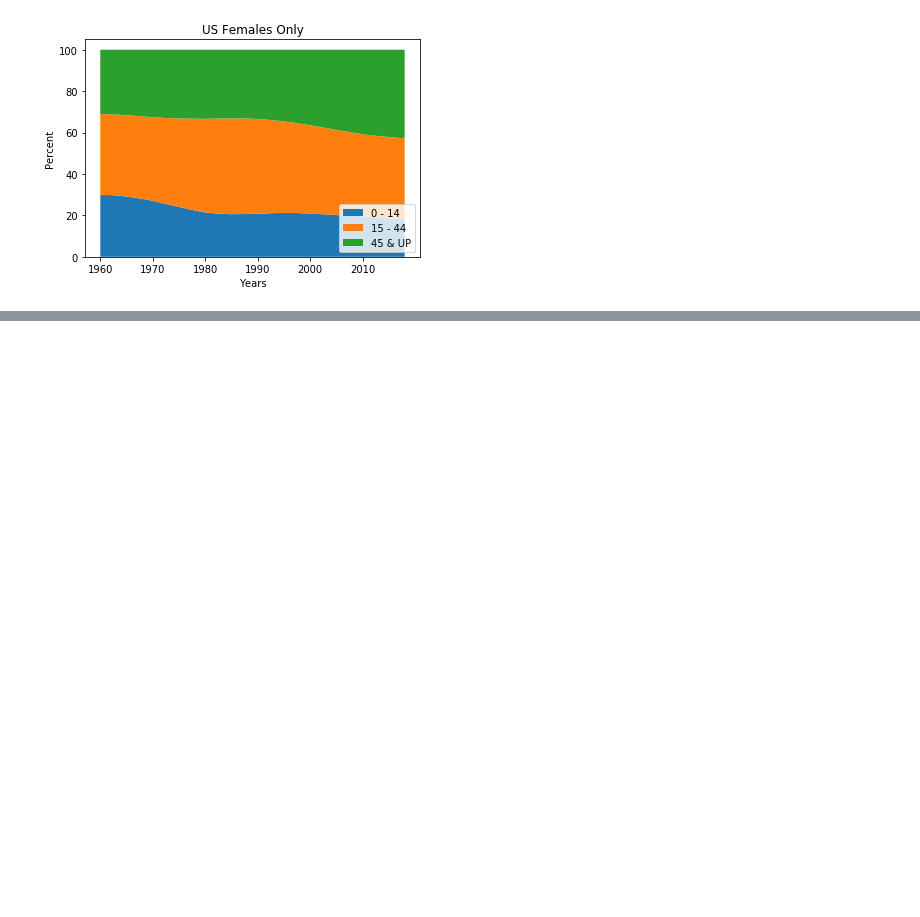
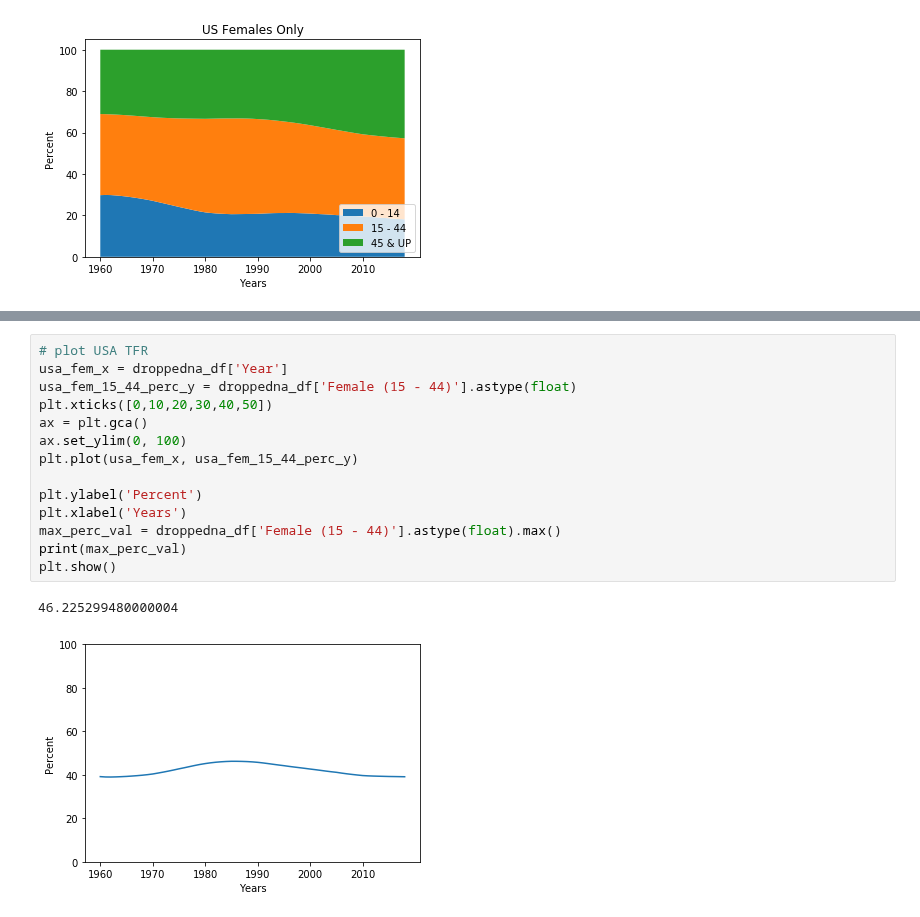
Before and after one commit to plowden/project-1-group-6, a Jupyter notebook: thien.ipynb, the cells around one changed output, grey strips where cells are left out. Cells and saved outputs as stored; diff of their text form; blank space fills up the shorter version.

```diff
--- a/thien.ipynb
+++ b/thien.ipynb
@@ -371,0 +413,17 @@ Text(0.5, 1.0, 'US Females Only')
+# %%
+# plot USA TFR
+usa_fem_x = droppedna_df['Year']
+usa_fem_15_44_perc_y = droppedna_df['Female (15 - 44)'].astype(float)
+plt.xticks([0,10,20,30,40,50])
+ax = plt.gca()
+ax.set_ylim(0, 100)
+plt.plot(usa_fem_x, usa_fem_15_44_perc_y)
+
+plt.ylabel('Percent')
+plt.xlabel('Years')
+max_perc_val = droppedna_df['Female (15 - 44)'].astype(float).max()
+print(max_perc_val)
+plt.show()
+# %% [output]
+46.225299480000004
+[figure, added]
```
Also changed, not shown: parts of 18 cells of this notebook, 4 other files.
